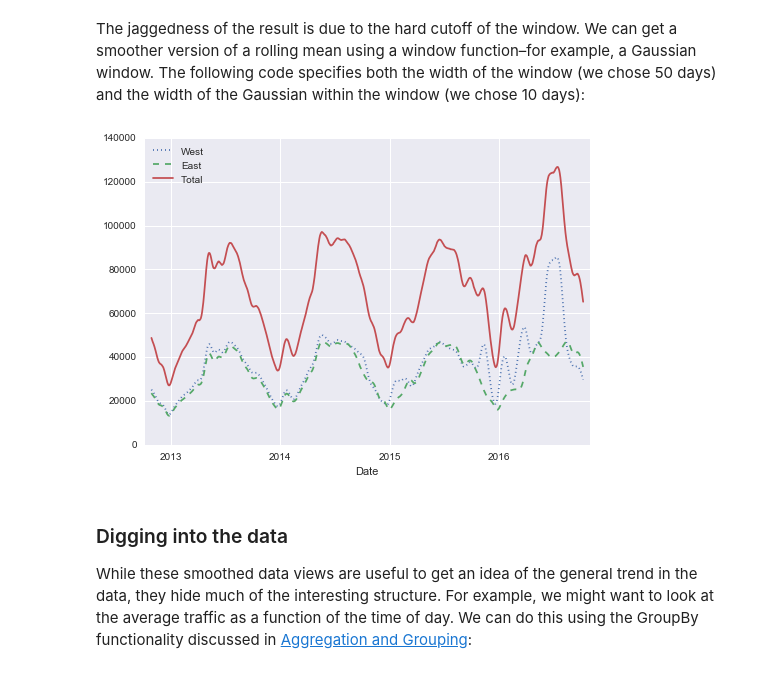
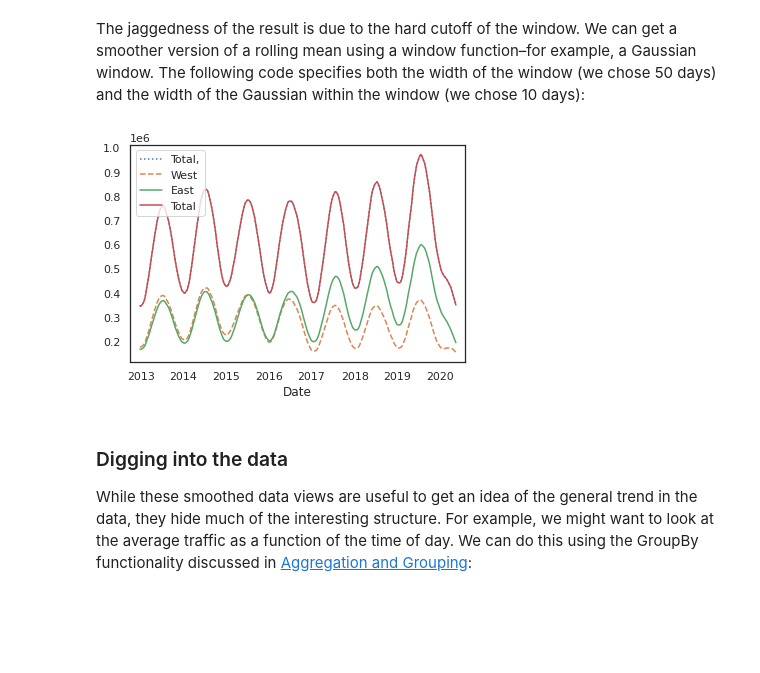
Before and after one commit to anewt225/PythonDataScienceHandbook, a Jupyter notebook: notebooks/03.11-Working-with-Time-Series.ipynb, the cells around one changed output. Saved outputs shown, nothing was run; the diff lists cells and outputs as text; code cells hidden in the pictures; blank space fills up the shorter version.

```diff
--- a/notebooks/03.11-Working-with-Time-Series.ipynb
+++ b/notebooks/03.11-Working-with-Time-Series.ipynb
@@ -505,5 +564,4 @@ As of summer 2016, the CSV can be downloaded as follows:
 Once this dataset is downloaded, we can use Pandas to read the CSV output into a ``DataFrame``.
 We will specify that we want the Date as an index, and we want these dates to be automatically parsed:
 # %%
-data = pd.read_csv('FremontBridge.csv', index_col='Date', parse_dates=True)
-data.head()
+data = pd.read_csv('https://data.seattle.gov/api/views/65db-xm6k/rows.csv', index_col='Date', parse_dates=True)
@@ -518,5 +578,5 @@ data.head()
 # %% [markdown]
 For convenience, we'll further process this dataset by shortening the column names and adding a "Total" column:
 # %%
-data.columns = ['West', 'East']
+data.columns = ['Total,','West', 'East']
 data['Total'] = data.eval('West + East')
@@ -573,10 +645,9 @@ The jaggedness of the result is due to the hard cutoff of the window.
 We can get a smoother version of a rolling mean using a window function–for example, a Gaussian window.
 The following code specifies both the width of the window (we chose 50 days) and the width of the Gaussian within the window (we chose 10 days):
 # %%
-daily.rolling(50, center=True,
-              win_type='gaussian').sum(std=10).plot(style=[':', '--', '-']);
+weekly.rolling(24, center=True, win_type='gaussian').sum(std=7).plot(style=[':','--','-']);
 # %% [output]
-[figure, old version]
+[figure, new version]
 # %% [markdown]
 ### Digging into the data
 
```
Also changed, not shown: parts of 40 cells of this notebook.
